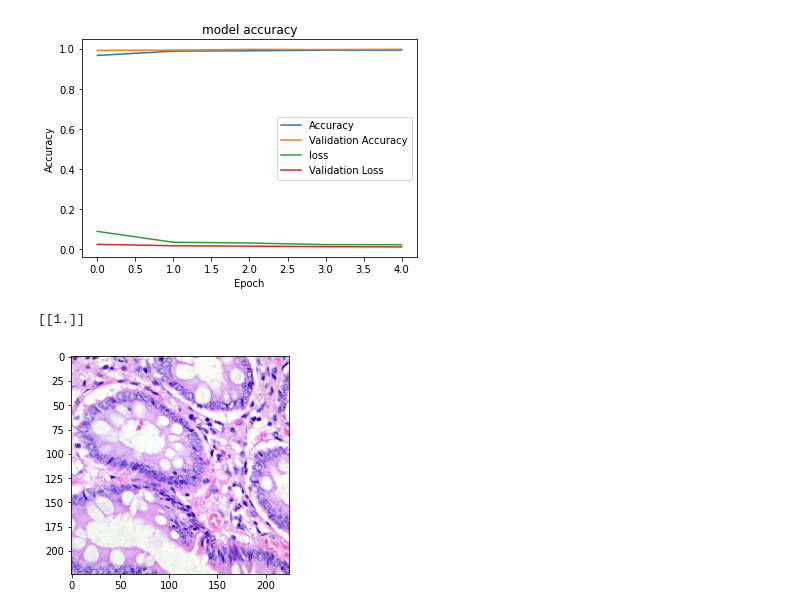
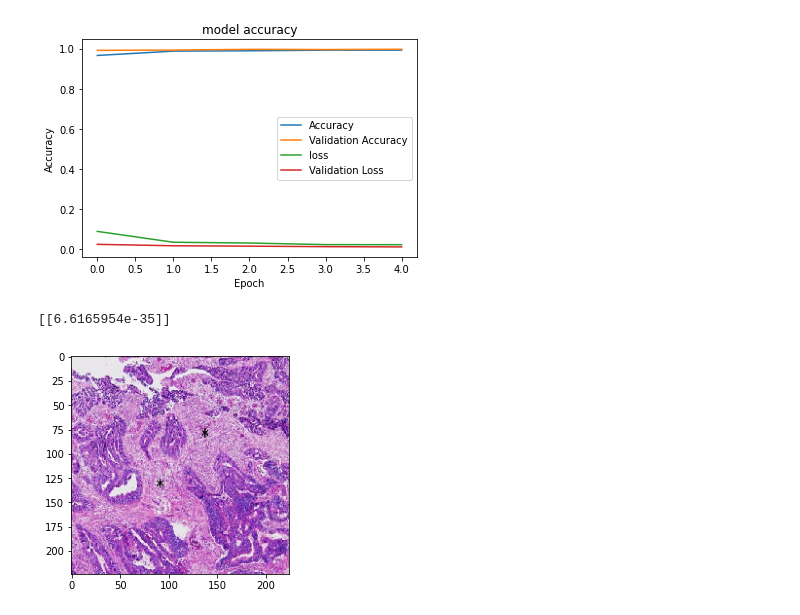
Before and after one commit to aolivieri/colon, a Jupyter notebook: colon.ipynb, the cells around one changed output. Cells and saved outputs as stored; diff of their text form; code cells hidden in the pictures.

```diff
--- a/colon.ipynb
+++ b/colon.ipynb
@@ -150,16 +152,17 @@ plt.show()
 # %%
 from keras.preprocessing import image
 import numpy as np
 #img = image.load_img("./ml-datasets/colon_image_sets/test_set/colon_aca/colonca4001.jpeg",target_size=(224,224))
-img = image.load_img("./ml-datasets/colon_image_sets/test_set/colon_n/colonn4001.jpeg",target_size=(224,224))
+#img = image.load_img("./ml-datasets/colon_image_sets/test_set/colon_n/colonn4001.jpeg",target_size=(224,224))
+img = image.load_img("./colon1.jpg",target_size=(224,224))
 img = np.asarray(img)
 plt.imshow(img)
 img = np.expand_dims(img, axis=0)
 
 from tensorflow.keras.models import load_model
 saved_model = load_model("colon.h5")
 output = saved_model.predict(img)
 print(output)
 # %% [output]
-[[1.]]
+[[6.6165954e-35]]
-[figure, old version]
+[figure, new version]
```
Also changed, not shown: parts of 3 cells of this notebook.
